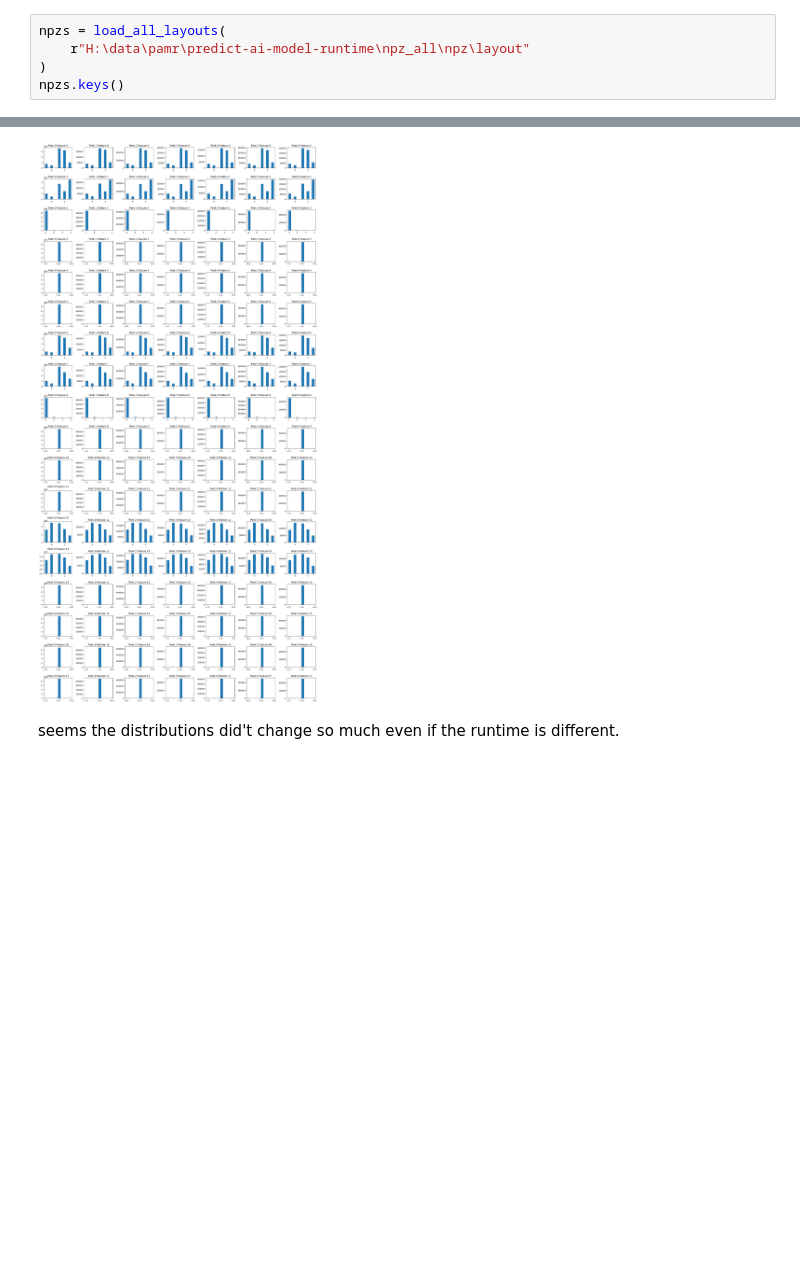
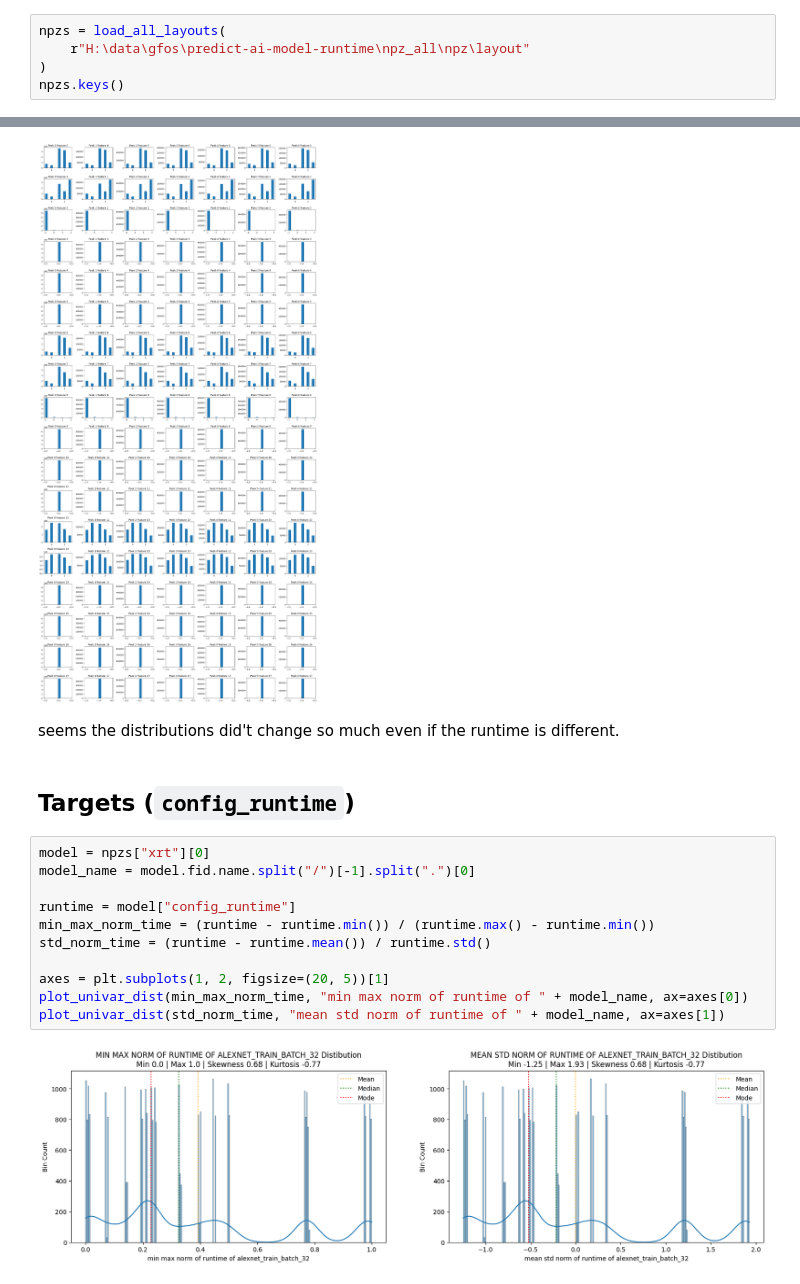
Before and after one commit to edenni/gfos, a Jupyter notebook: notebooks/eda/layout.ipynb, the cells around one changed output, grey strips where cells are left out. Drawn from its saved outputs; the diff is of its cells as text; blank space fills up the shorter version.

```diff
--- a/notebooks/eda/layout.ipynb
+++ b/notebooks/eda/layout.ipynb
@@ -31,7 +31,7 @@ def load_all_layouts(layout_dir: str):
     }
 # %%
 npzs = load_all_layouts(
-    r"H:\data\pamr\predict-ai-model-runtime\npz_all\npz\layout"
+    r"H:\data\gfos\predict-ai-model-runtime\npz_all\npz\layout"
 )
 npzs.keys()
 # %% [output]
@@ -264,3 +266,18 @@ plt.tight_layout()
 [figure]
 # %% [markdown]
 seems the distributions did't change so much even if the runtime is different.
+# %% [markdown]
+## Targets (`config_runtime`)
+# %%
+model = npzs["xrt"][0]
+model_name = model.fid.name.split("/")[-1].split(".")[0]
+
+runtime = model["config_runtime"]
+min_max_norm_time = (runtime - runtime.min()) / (runtime.max() - runtime.min())
+std_norm_time = (runtime - runtime.mean()) / runtime.std()
+
+axes = plt.subplots(1, 2, figsize=(20, 5))[1]
+plot_univar_dist(min_max_norm_time, "min max norm of runtime of " + model_name, ax=axes[0])
+plot_univar_dist(std_norm_time, "mean std norm of runtime of " + model_name, ax=axes[1])
+# %% [output]
+[figure, added]
```
Also changed, not shown: parts of 5 cells of this notebook, 10 other files.
